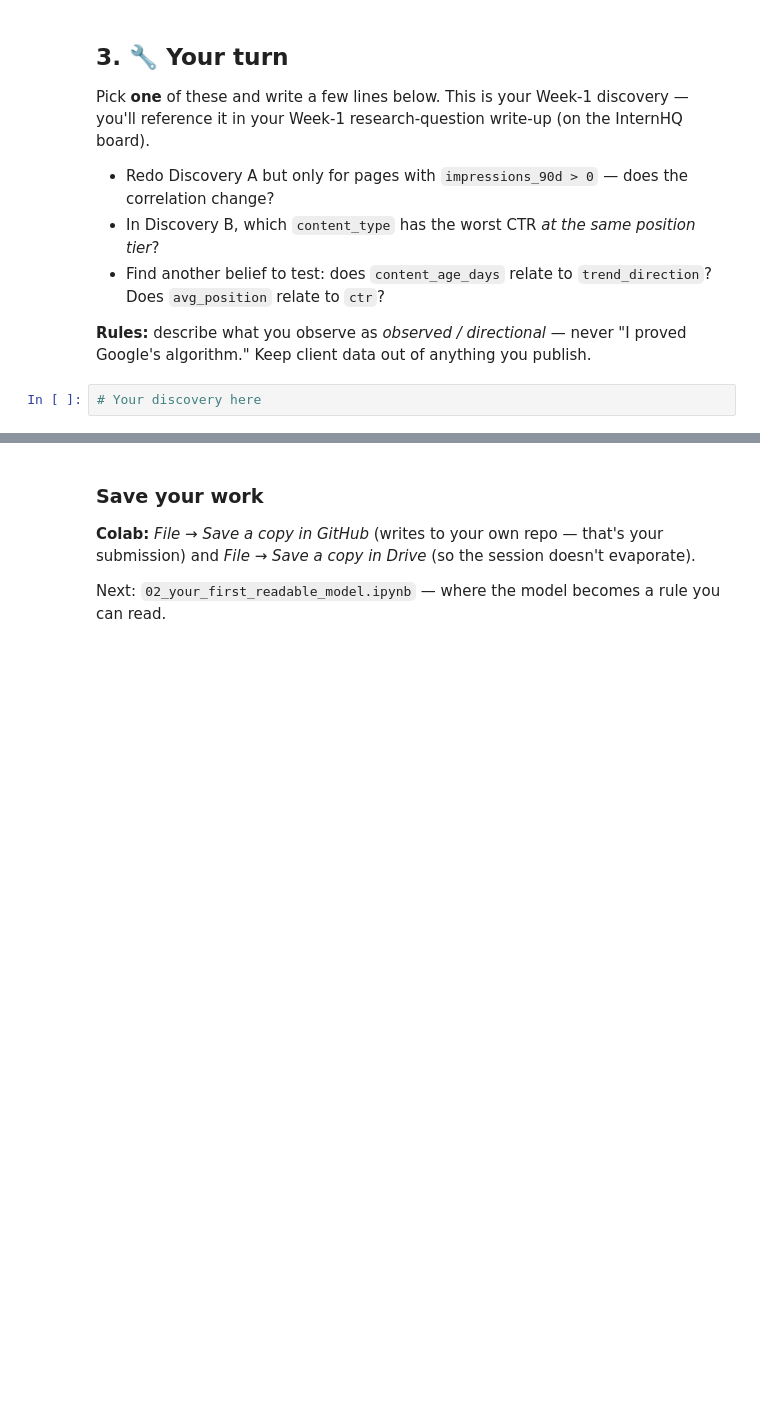
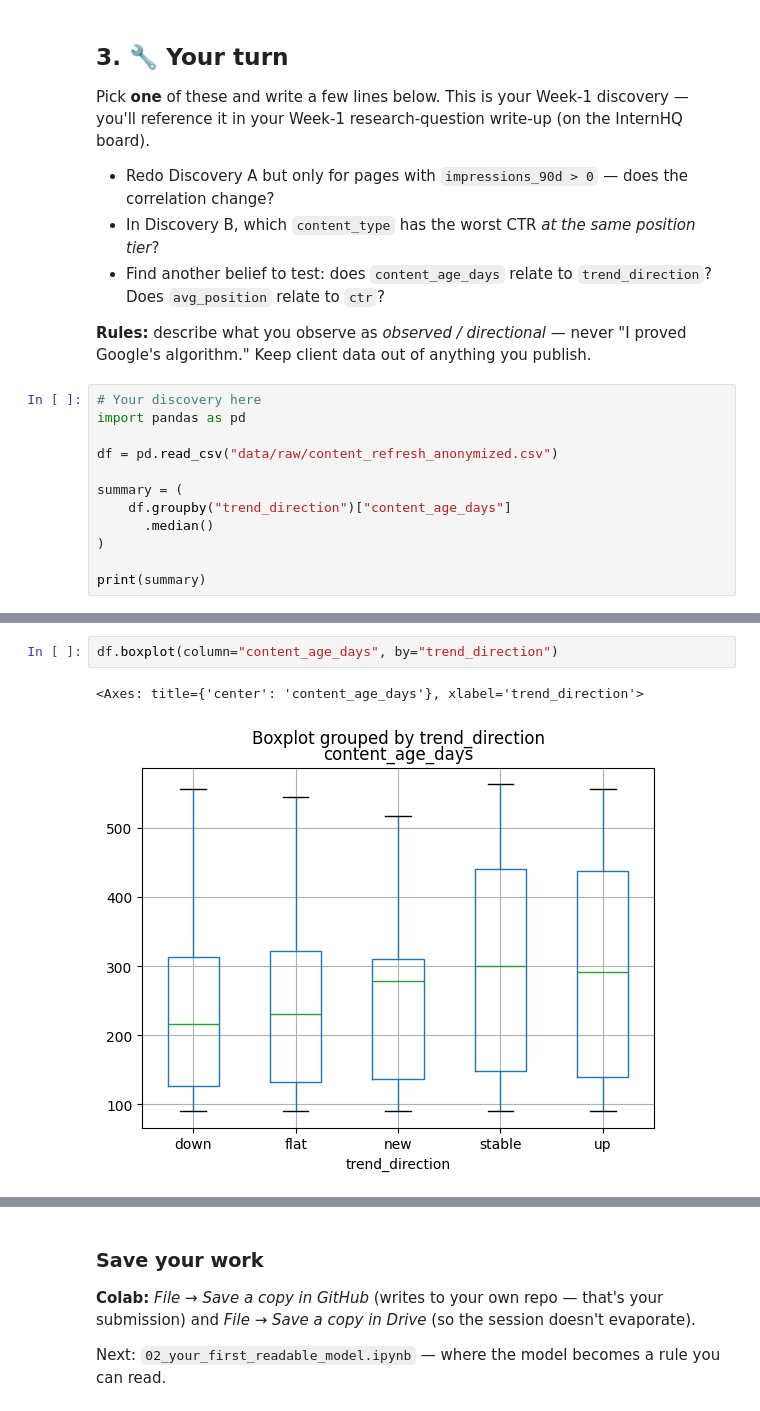
Before and after one commit to nish-debug15/internship_flyrankai, a Jupyter notebook: notebooks/01_first_look_and_discovery.ipynb, the cells around one changed output, grey strips where cells are left out. Saved outputs shown, nothing was run; the diff lists cells and outputs as text; blank space fills up the shorter version.

```diff
--- a/notebooks/01_first_look_and_discovery.ipynb
+++ b/notebooks/01_first_look_and_discovery.ipynb
@@ -97,3 +151,13 @@ Pick **one** of these and write a few lines below. This is your Week-1 discovery
 **Rules:** describe what you observe as *observed / directional* — never "I proved Google's algorithm." Keep client data out of anything you publish.
 # %%
 # Your discovery here
+import pandas as pd
+
+df = pd.read_csv("data/raw/content_refresh_anonymized.csv")
+
+summary = (
+    df.groupby("trend_direction")["content_age_days"]
+      .median()
+)
+
+print(summary)
@@ -99,0 +172,5 @@ Pick **one** of these and write a few lines below. This is your Week-1 discovery
+# %%
+df.boxplot(column="content_age_days", by="trend_direction")
+# %% [output]
+<Axes: title={'center': 'content_age_days'}, xlabel='trend_direction'>
+[figure, added]
```
Also changed, not shown: parts of 9 cells of this notebook.
